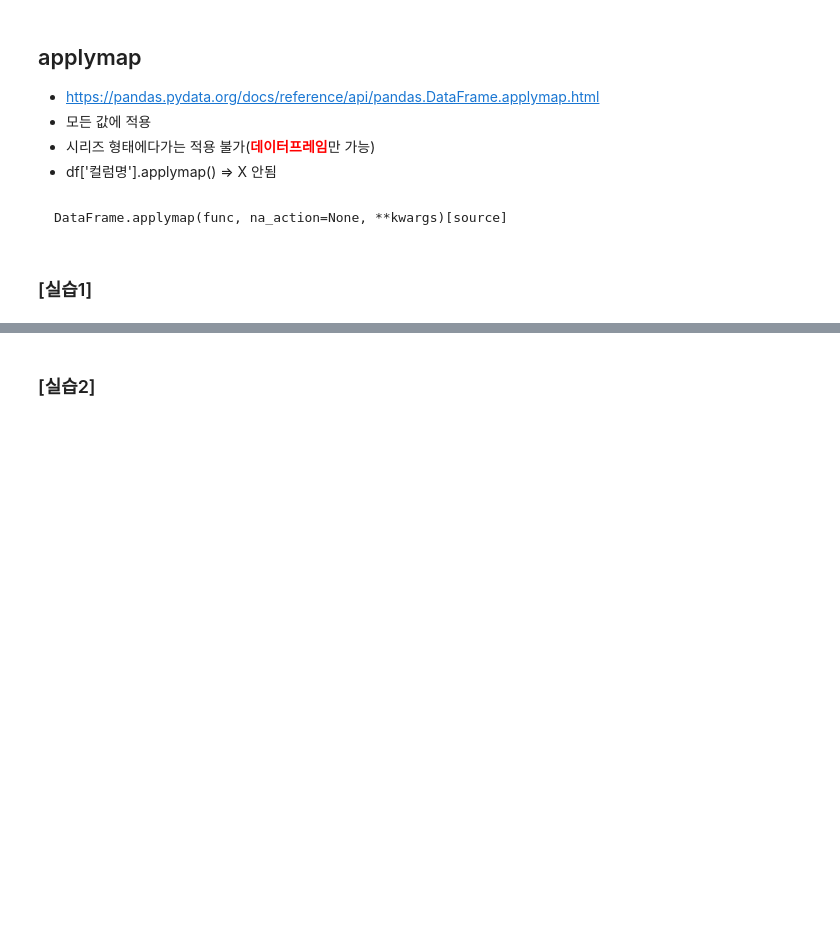
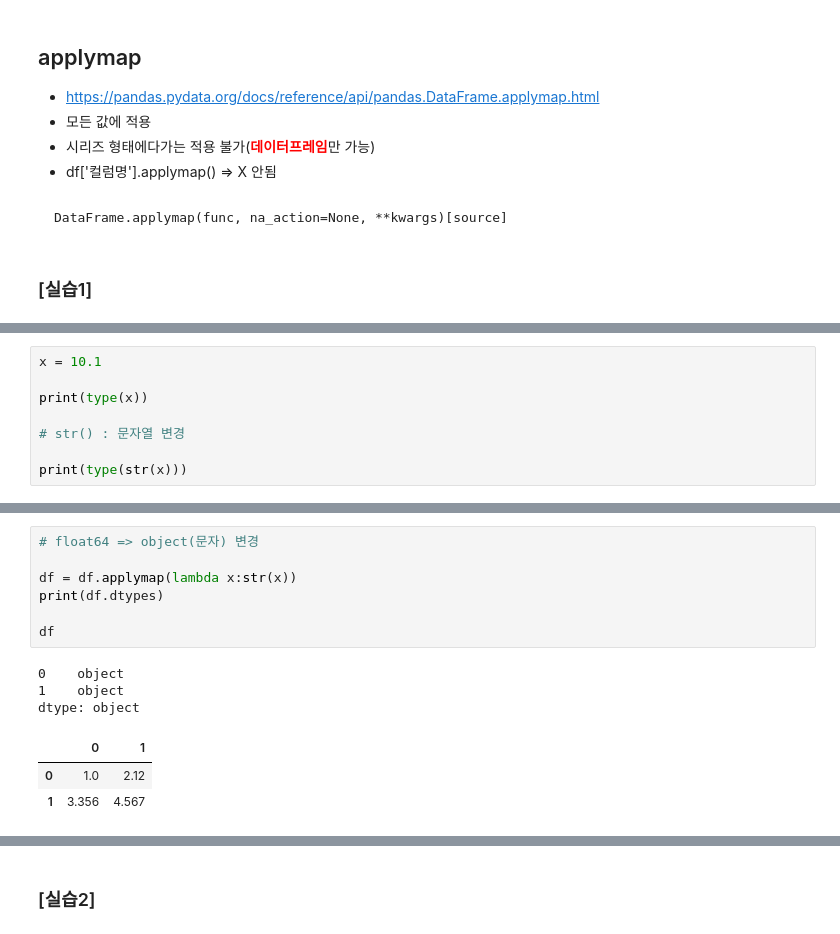
Before and after one commit to LeeDongWan95/pandas, a Jupyter notebook: 09_apply_map_applymap.ipynb, the cells around one changed output, grey strips where cells are left out. Cells and saved outputs as stored; diff of their text form; blank space fills up the shorter version.

```diff
--- a/09_apply_map_applymap.ipynb
+++ b/09_apply_map_applymap.ipynb
@@ -308,0 +392,8 @@ DataFrame.applymap(func, na_action=None, **kwargs)[source]
+# %%
+x = 10.1
+
+print(type(x))
+
+# str() : 문자열 변경
+
+print(type(str(x)))
@@ -308,0 +414,14 @@ DataFrame.applymap(func, na_action=None, **kwargs)[source]
+# %%
+# float64 => object(문자) 변경
+
+df = df.applymap(lambda x:str(x))
+print(df.dtypes)
+
+df
+# %% [output]
+0    object
+1    object
+dtype: object
+|  | 0 | 1 |
+| 0 | 1.0 | 2.12 |
+| 1 | 3.356 | 4.567 |
```
Also changed, not shown: parts of 15 cells of this notebook.
